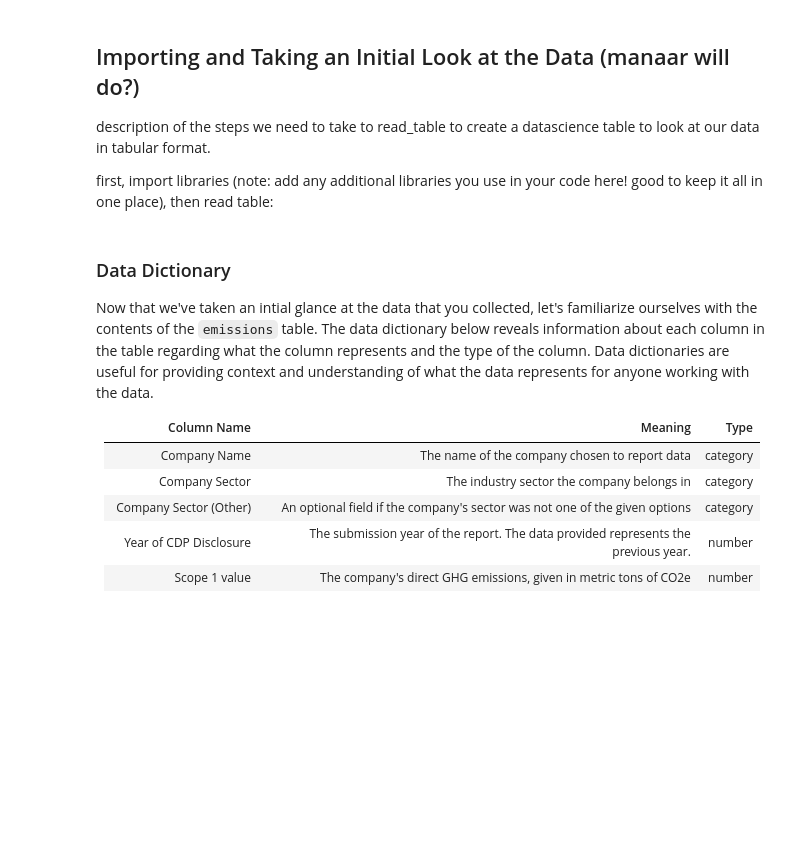
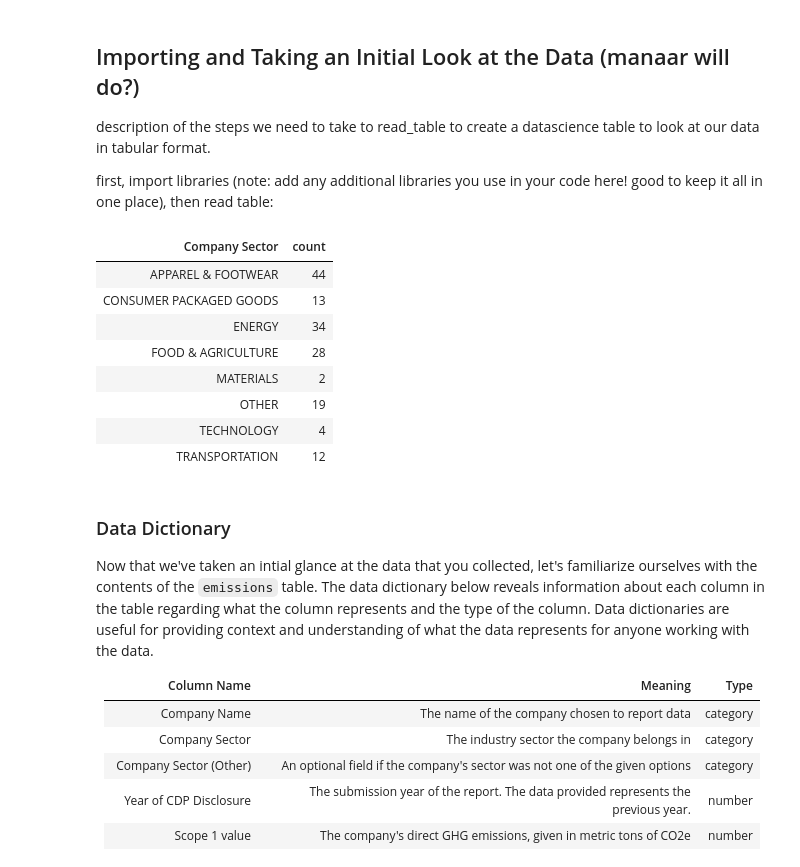
Before and after one commit to ds-modules/ESPM-136, a Jupyter notebook: nb2-eda/nb2-Zcjanin.ipynb, the cells around one changed output. Cells and saved outputs as stored; diff of their text form; code cells hidden in the pictures; blank space fills up the shorter version.

Commit message:
worked on extra vis and uploaded food&ag data

```diff
--- a/nb2-eda/nb2-Zcjanin.ipynb
+++ b/nb2-eda/nb2-Zcjanin.ipynb
@@ -52,6 +52,17 @@ import seaborn as sns, plotly.express as px
 raw_data = Table.read_table('uncleaned_data.csv')
 # %%
 emissions = Table.read_table('emissions.csv')
+emissions.group('Company Sector')
+# %% [output]
+| Company Sector | count |
+| APPAREL & FOOTWEAR | 44 |
+| CONSUMER PACKAGED GOODS | 13 |
+| ENERGY | 34 |
+| FOOD & AGRICULTURE | 28 |
+| MATERIALS | 2 |
+| OTHER | 19 |
+| TECHNOLOGY | 4 |
+| TRANSPORTATION | 12 |
 # %% [markdown]
 ### Data Dictionary
 
```
Also changed, not shown: parts of 6 cells of this notebook, 1 other file.
